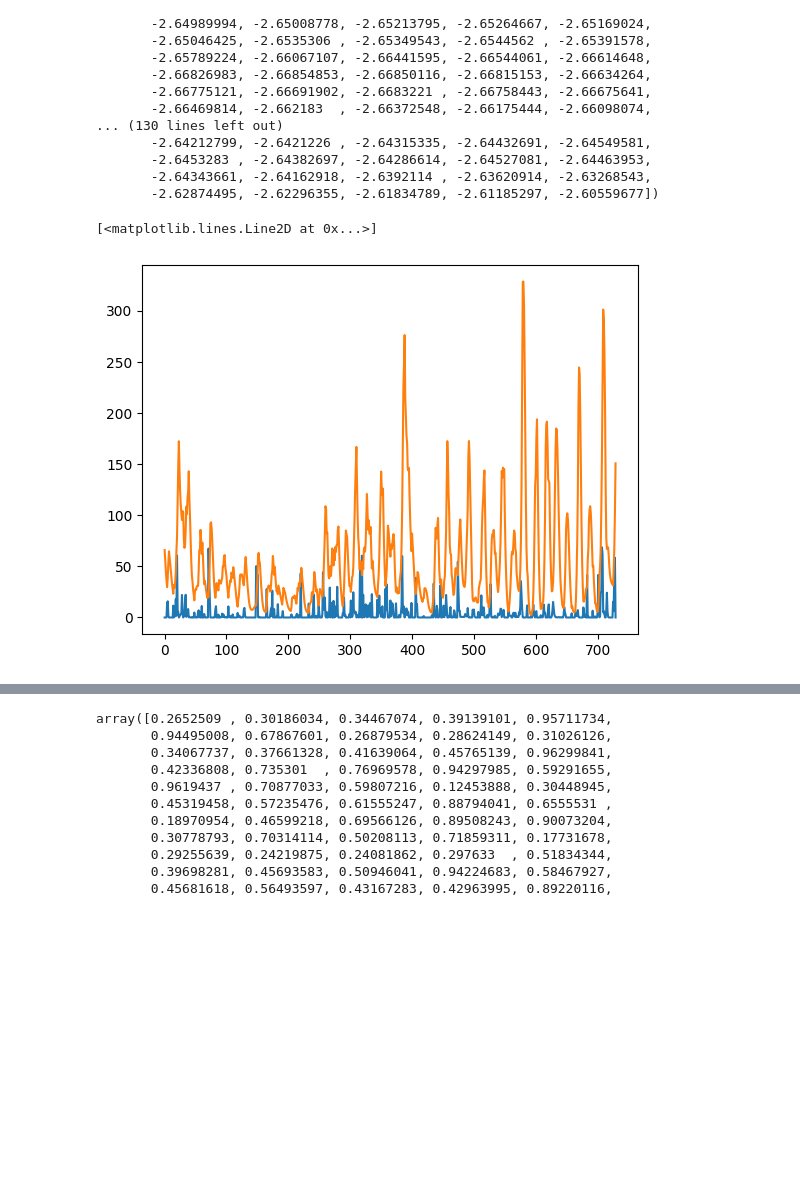
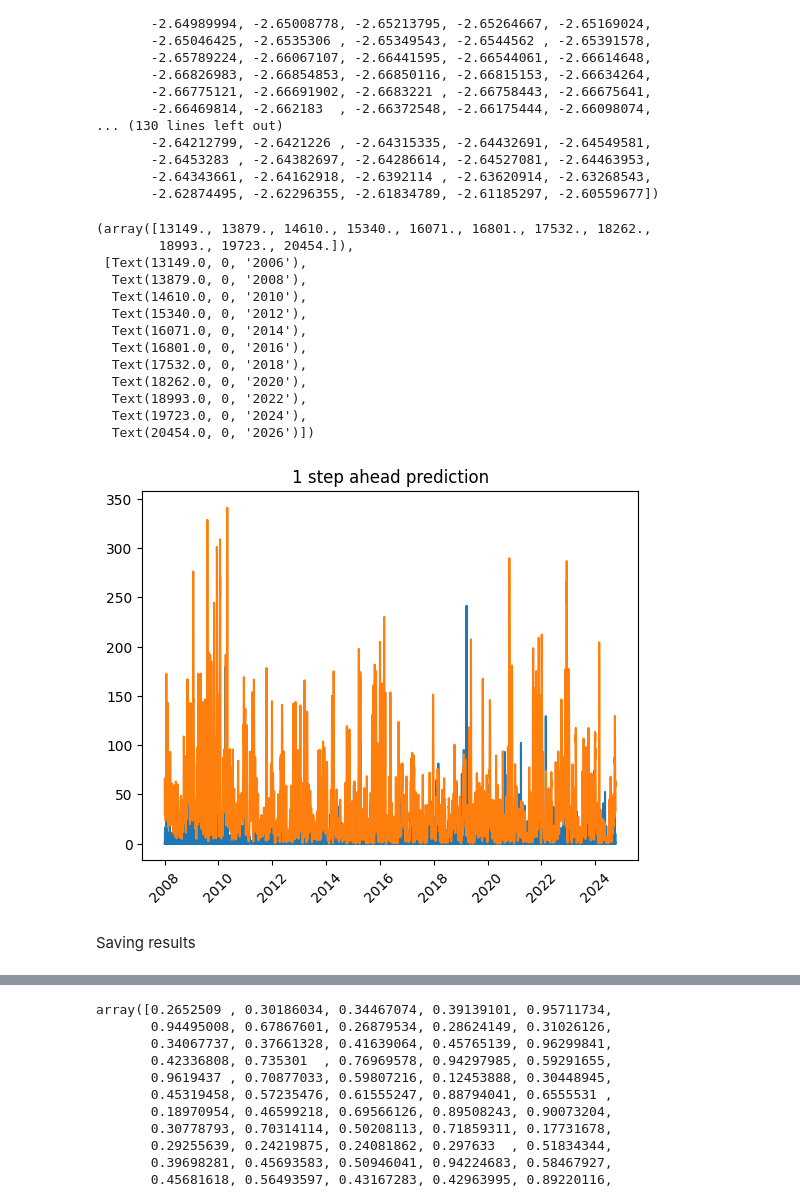
Before and after one commit to ilanGrynszpan/PyGASModels, a Jupyter notebook: sandbox.ipynb, the cells around one changed output, grey strips where cells are left out. Cells and saved outputs as stored; diff of their text form; code cells hidden in the pictures; blank space fills up the shorter version.

```diff
--- a/sandbox.ipynb
+++ b/sandbox.ipynb
@@ -288,8 +288,24 @@ array([-2.64987361, -2.64755952, -2.64559954, -2.64407762, -2.64305352,
        -2.64343661, -2.64162918, -2.6392114 , -2.63620914, -2.63268543,
        -2.62874495, -2.62296355, -2.61834789, -2.61185297, -2.60559677])
 # %%
-plt.plot(xls['precipitation'][0:730])
-plt.plot(y)
+plt.plot(xls['precipitation'])
+plt.plot(y_fit['precipitation - prediction'])
+plt.title("1 step ahead prediction")
+plt.xticks(rotation=45)
 # %% [output]
-[<matplotlib.lines.Line2D at 0x...>]
+(array([13149., 13879., 14610., 15340., 16071., 16801., 17532., 18262.,
+        18993., 19723., 20454.]),
+ [Text(13149.0, 0, '2006'),
+  Text(13879.0, 0, '2008'),
+  Text(14610.0, 0, '2010'),
+  Text(15340.0, 0, '2012'),
+  Text(16071.0, 0, '2014'),
+  Text(16801.0, 0, '2016'),
+  Text(17532.0, 0, '2018'),
+  Text(18262.0, 0, '2020'),
+  Text(18993.0, 0, '2022'),
+  Text(19723.0, 0, '2024'),
+  Text(20454.0, 0, '2026')])
-[figure, old version]
+[figure, new version]
+# %% [markdown]
+Saving results
```
Also changed, not shown: parts of 18 cells of this notebook.
